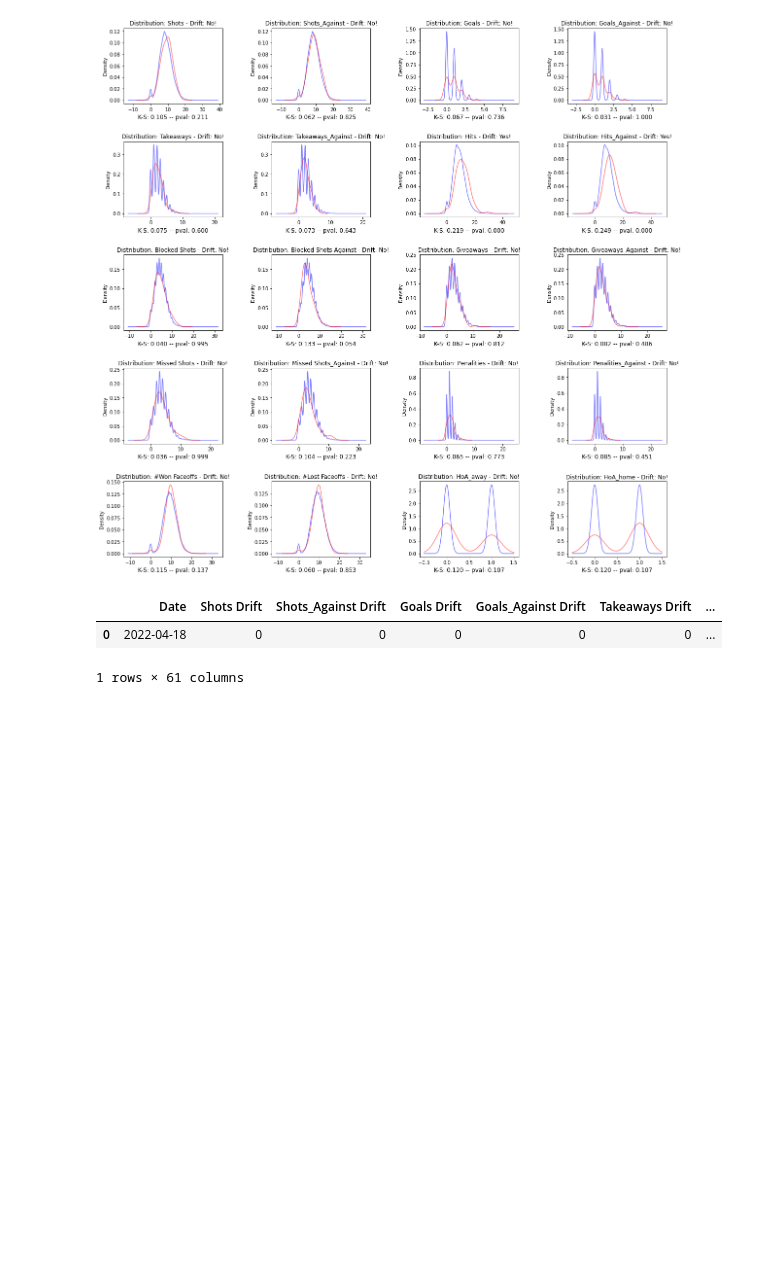
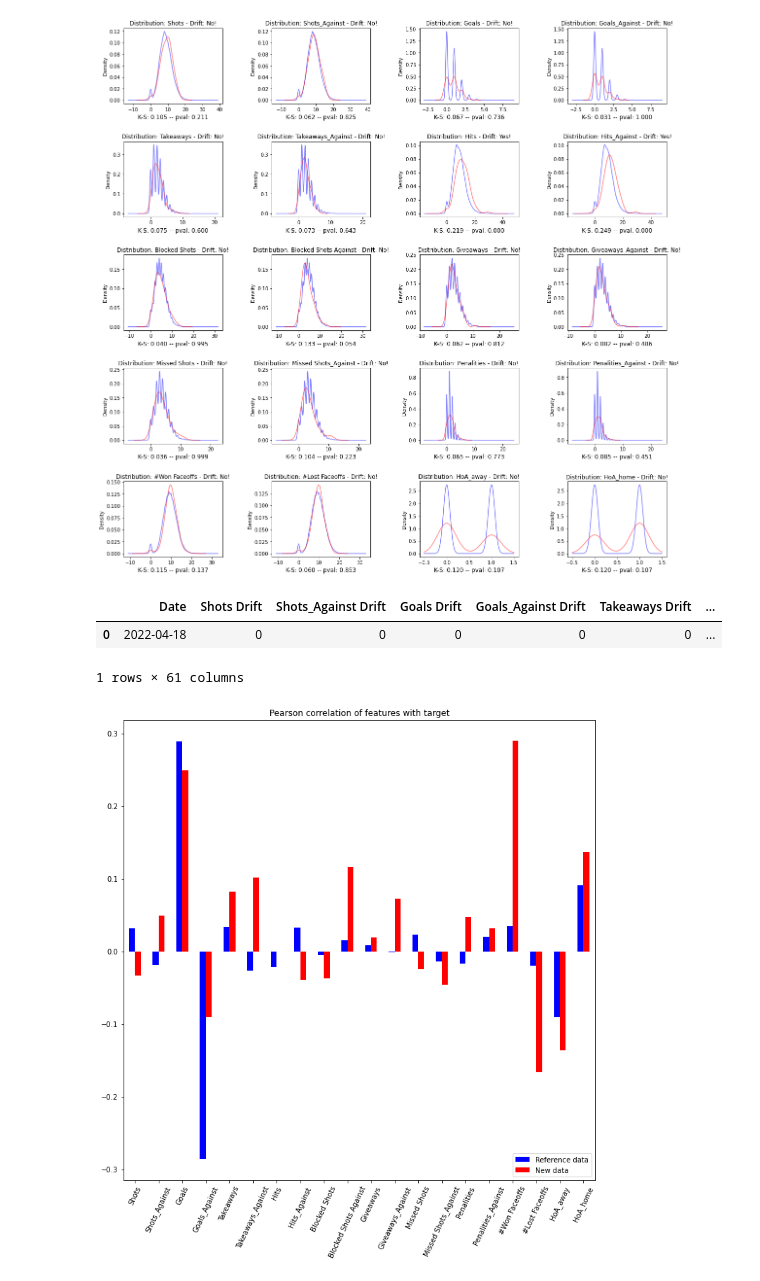
Before and after one commit to McGill-MMA-EnterpriseAnalytics/NHL-Game-II, a Jupyter notebook: modeling/DriftDetection.ipynb, the cells around one changed output. Saved outputs shown, nothing was run; the diff lists cells and outputs as text; code cells hidden in the pictures; blank space fills up the shorter version.

Commit message:
added drift saving and y-X corr

```diff
--- a/modeling/DriftDetection.ipynb
+++ b/modeling/DriftDetection.ipynb
@@ -177,4 +177,13 @@ ks_drift_df
 X_ref, df_ref, y_ref, y_ref, X_new, df_new, y_new = split_ref_new(df, 50, include_target=True)
 # %%
 #Get correlation for ref
-np.corrcoef()
+corr_ref = df_ref.drop("won", axis=1).corrwith(df_ref["won"])
+corr_new = df_new.drop("won", axis=1).corrwith(df_new["won"])
+# %%
+df_concat = pd.concat([corr_ref.rename('Reference data'), corr_new.rename('New data')], axis=1)
+df_concat.plot.bar(rot=65, color=['blue', 'red'], figsize=(12,12))
+
+plt.title("Pearson correlation of features with target")
+plt.show()
+# %% [output]
+[figure, added]
```
